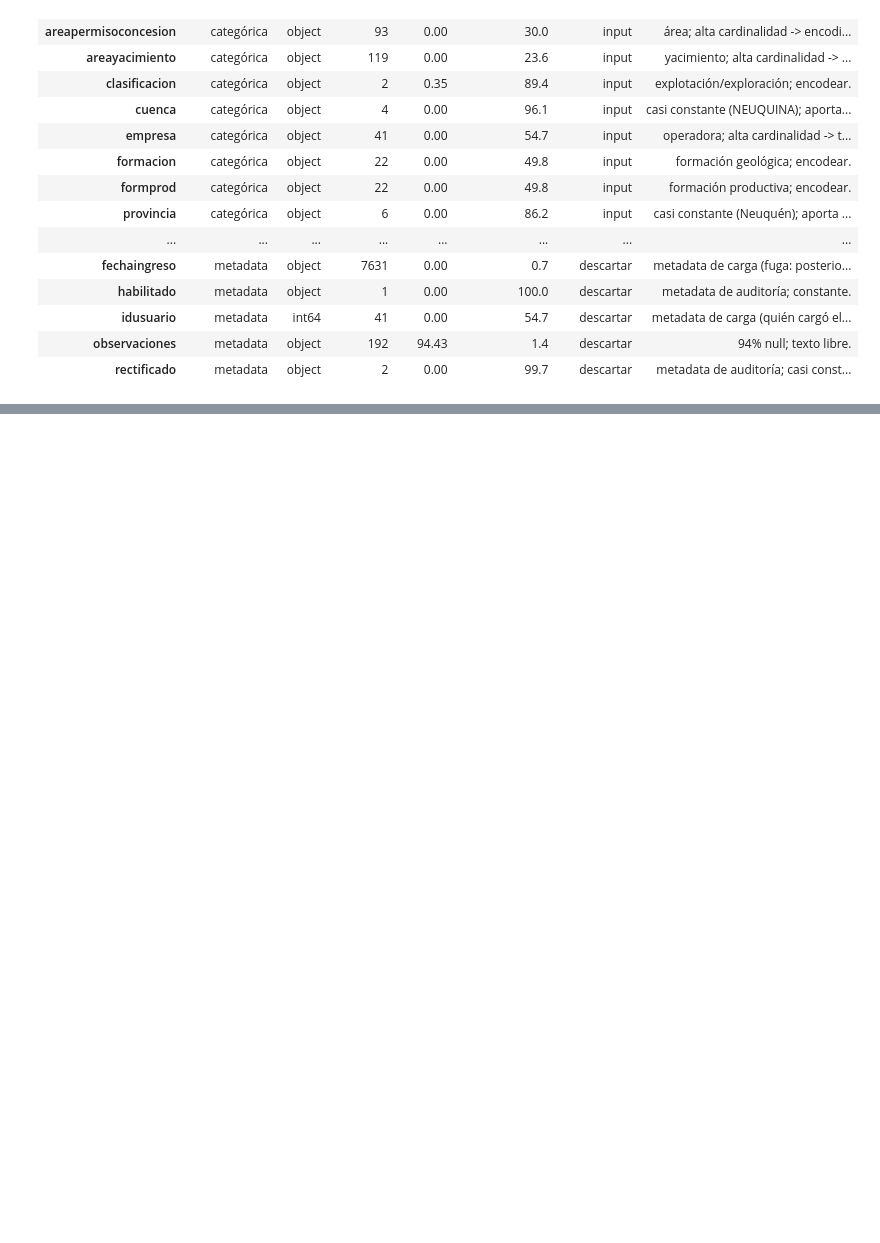
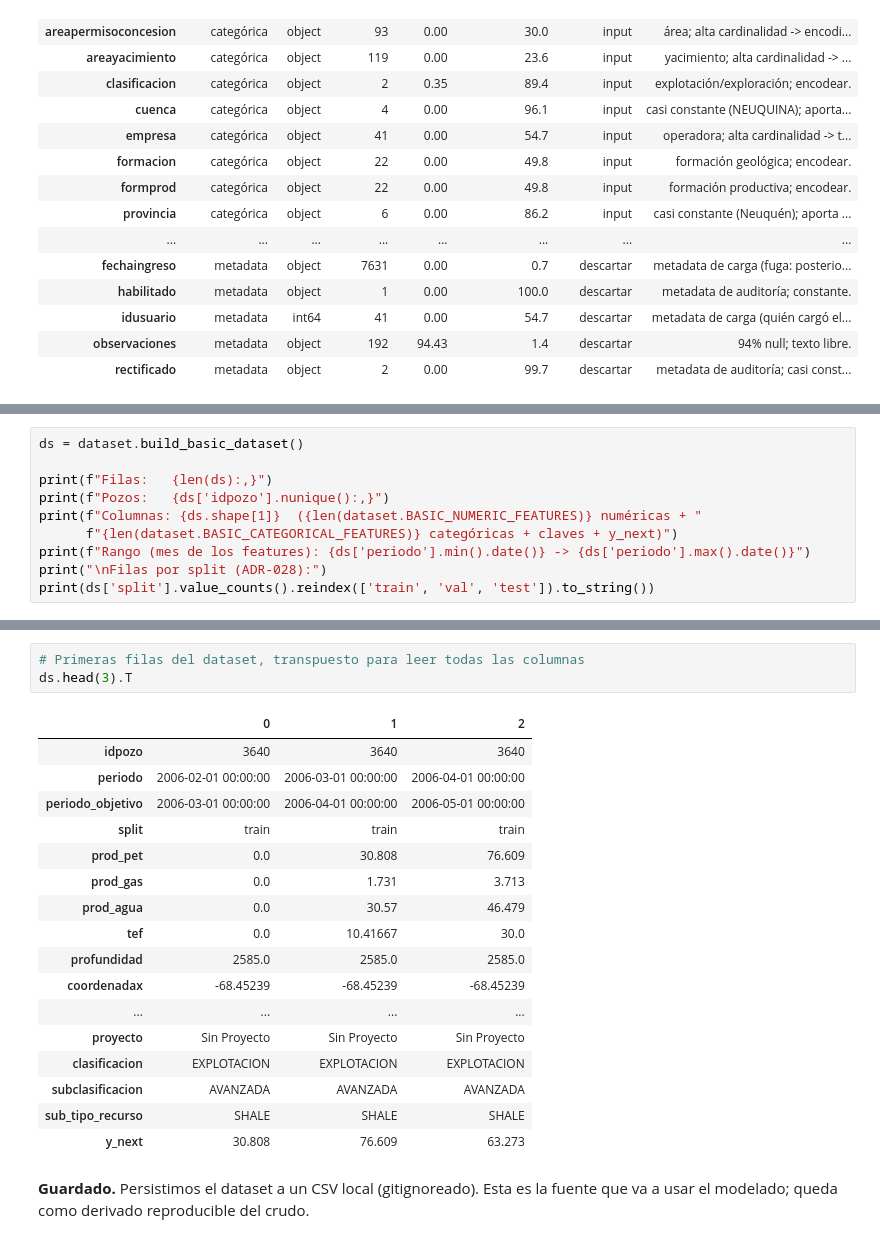
Before and after one commit to tommycass/oil-production-forecasting-platform, a Jupyter notebook: notebooks/03_feature_engineering.ipynb, the cells around one changed output, grey strips where cells are left out. Cells and saved outputs as stored; diff of their text form; blank space fills up the shorter version.

```diff
--- a/notebooks/03_feature_engineering.ipynb
+++ b/notebooks/03_feature_engineering.ipynb
@@ -250,0 +329,10 @@ Esto es una **lista de candidatas, no la lista final**: el recorte fino (qué en
+# %%
+ds = dataset.build_basic_dataset()
+
+print(f"Filas:   {len(ds):,}")
+print(f"Pozos:   {ds['idpozo'].nunique():,}")
+print(f"Columnas: {ds.shape[1]}  ({len(dataset.BASIC_NUMERIC_FEATURES)} numéricas + "
+      f"{len(dataset.BASIC_CATEGORICAL_FEATURES)} categóricas + claves + y_next)")
+print(f"Rango (mes de los features): {ds['periodo'].min().date()} -> {ds['periodo'].max().date()}")
+print("\nFilas por split (ADR-028):")
+print(ds['split'].value_counts().reindex(['train', 'val', 'test']).to_string())
@@ -250,0 +366,23 @@ Esto es una **lista de candidatas, no la lista final**: el recorte fino (qué en
+# %%
+# Primeras filas del dataset, transpuesto para leer todas las columnas
+ds.head(3).T
+# %% [output]
+|  | 0 | 1 | 2 |
+| idpozo | 3640 | 3640 | 3640 |
+| periodo | 2006-02-01 00:00:00 | 2006-03-01 00:00:00 | 2006-04-01 00:00:00 |
+| periodo_objetivo | 2006-03-01 00:00:00 | 2006-04-01 00:00:00 | 2006-05-01 00:00:00 |
+| split | train | train | train |
+| prod_pet | 0.0 | 30.808 | 76.609 |
+| prod_gas | 0.0 | 1.731 | 3.713 |
+| prod_agua | 0.0 | 30.57 | 46.479 |
+| tef | 0.0 | 10.41667 | 30.0 |
+| profundidad | 2585.0 | 2585.0 | 2585.0 |
+| coordenadax | -68.45239 | -68.45239 | -68.45239 |
+| ... | ... | ... | ... |
+| proyecto | Sin Proyecto | Sin Proyecto | Sin Proyecto |
+| clasificacion | EXPLOTACION | EXPLOTACION | EXPLOTACION |
+| subclasificacion | AVANZADA | AVANZADA | AVANZADA |
+| sub_tipo_recurso | SHALE | SHALE | SHALE |
+| y_next | 30.808 | 76.609 | 63.273 |
+# %% [markdown]
+**Guardado.** Persistimos el dataset a un CSV local (gitignoreado). Esta es la fuente que va a usar el modelado; queda como derivado reproducible del crudo.
```
Also changed, not shown: parts of 15 cells of this notebook, 3 other files.
